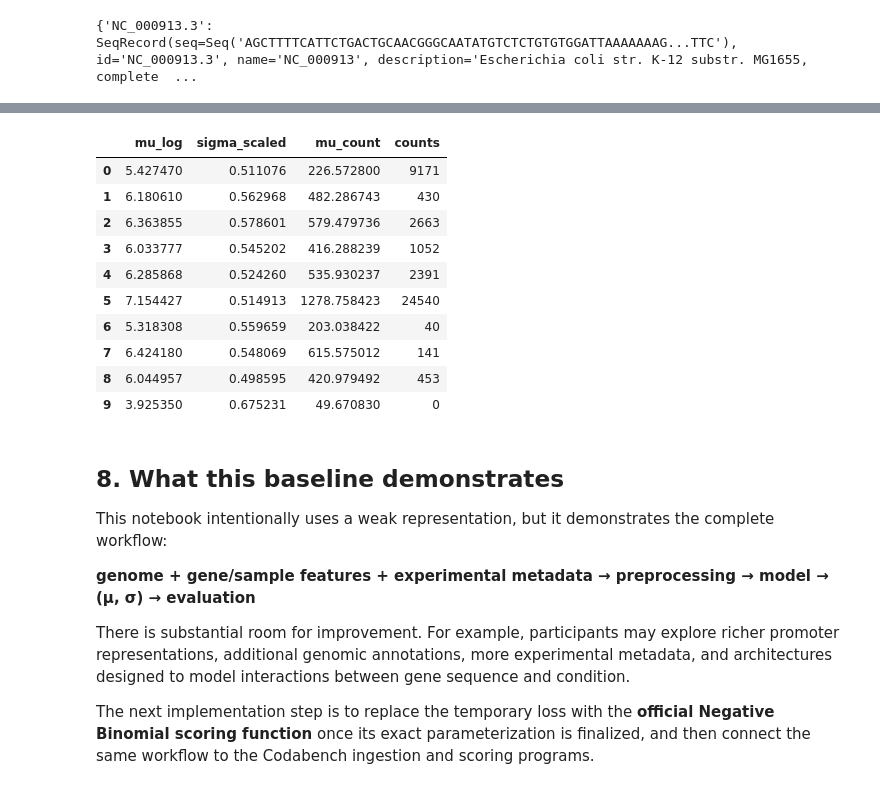
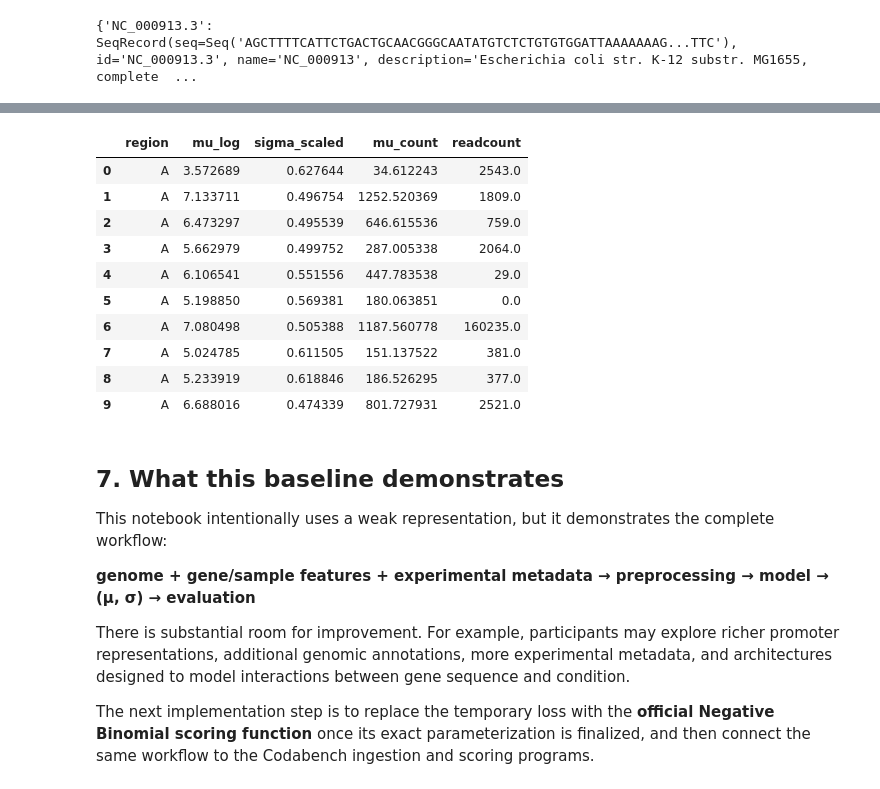
Before and after one commit to EricCalvoGarcia/codabench_virtual_bacteria, a Jupyter notebook: gene_expression_getting_started.ipynb, the cells around one changed output, grey strips where cells are left out. Cells and saved outputs as stored; diff of their text form; code cells hidden in the pictures.

```diff
--- a/gene_expression_getting_started.ipynb
+++ b/gene_expression_getting_started.ipynb
@@ -216,7 +212,7 @@ Note also that this baseline extracts features from the upstream/promoter region
 
 from Bio import SeqIO
 
-genome_path = "genomes/GCA_000005845.2.gb"
+genome_path = ROOT.parent / "genomes" / f"{ECOLI_GENOME}.gbff"
 
 records = {
     record.id: record
@@ -378,16 +370,5 @@ genes = (
 # %%
-# Compute sequence features once per unique gene appearing in train or test.
-gene_columns = ["Geneid", "Chr", "Start", "End", "Strand"]
-
-genes = (
-    pd.concat([
-        train[gene_columns],
-        test[gene_columns],
-    ])
-    .drop_duplicates("Geneid")
-    .copy()
-)
-
+# Compute sequence features once per E. coli gene.
 genes["promoter_sequence"] = genes.apply(
     extract_upstream_sequence,
     axis=1,
@@ -400,12 +381,12 @@ seq_features = pd.DataFrame(
 )
 
 genes = pd.concat(
-    [genes[["Geneid"]], seq_features],
+    [genes[gene_keys + ["Length"]], seq_features],
     axis=1,
 )
 
-train = train.merge(genes, on="Geneid", how="left")
-test = test.merge(genes, on="Geneid", how="left")
+train = train.merge(genes, on=gene_keys, how="left", validate="many_to_one")
+test = test.merge(genes, on=gene_keys, how="left", validate="many_to_one")
 
 genes.head()
 # %% [output]
@@ -438,14 +419,14 @@ numeric_features = [
     "Length",
     "log_length_ratio",
     "log_size_factor",
-    "pH",
-    "Temperature (C)",
-    "Growth Rate (1/hr)",
+    "ph",
+    "temperature_celsius",
+    "od600",
 ] + genome_features
 
 categorical_features = [
-    "Base Media", # bacterial growth media
-    "Culture Type", # describes how bacteria were cultured
+    "medium_category", # family of bacterial growth media
+    "growth_mode", # describes how bacteria were cultured
 ]
 
 features = numeric_features + categorical_features
@@ -453,8 +434,8 @@ features = numeric_features + categorical_features
 X_train = train[features].copy()
 X_test = test[features].copy()
 
-y_train = train["counts"].to_numpy()
-y_test = test["counts"].to_numpy()
+y_train = train["readcount"].to_numpy()
+y_test = test["readcount"].to_numpy()
 
 print("X_train:", X_train.shape)
 print("X_test:", X_test.shape)
@@ -661,26 +651,27 @@ Model R2:    0.1859885189451943
 # %%
 predictions = pd.DataFrame({
+    "region": test["region"],
     "mu_log": mu_log_test,
     "sigma_scaled": sigma_test_scaled_np,
     "mu_count": mu_count_test,
-    "counts": y_test,
+    "readcount": y_test,
 })
 
 predictions.head(10)
 # %% [output]
-|  | mu_log | sigma_scaled | mu_count | counts |
-| 0 | 5.427470 | 0.511076 | 226.572800 | 9171 |
-| 1 | 6.180610 | 0.562968 | 482.286743 | 430 |
-| 2 | 6.363855 | 0.578601 | 579.479736 | 2663 |
-| 3 | 6.033777 | 0.545202 | 416.288239 | 1052 |
-| 4 | 6.285868 | 0.524260 | 535.930237 | 2391 |
-| 5 | 7.154427 | 0.514913 | 1278.758423 | 24540 |
-| 6 | 5.318308 | 0.559659 | 203.038422 | 40 |
-| 7 | 6.424180 | 0.548069 | 615.575012 | 141 |
-| 8 | 6.044957 | 0.498595 | 420.979492 | 453 |
-| 9 | 3.925350 | 0.675231 | 49.670830 | 0 |
+|  | region | mu_log | sigma_scaled | mu_count | readcount |
+| 0 | A | 3.572689 | 0.627644 | 34.612243 | 2543.0 |
+| 1 | A | 7.133711 | 0.496754 | 1252.520369 | 1809.0 |
+| 2 | A | 6.473297 | 0.495539 | 646.615536 | 759.0 |
+| 3 | A | 5.662979 | 0.499752 | 287.005338 | 2064.0 |
+| 4 | A | 6.106541 | 0.551556 | 447.783538 | 29.0 |
+| 5 | A | 5.198850 | 0.569381 | 180.063851 | 0.0 |
+| 6 | A | 7.080498 | 0.505388 | 1187.560778 | 160235.0 |
+| 7 | A | 5.024785 | 0.611505 | 151.137522 | 381.0 |
+| 8 | A | 5.233919 | 0.618846 | 186.526295 | 377.0 |
+| 9 | A | 6.688016 | 0.474339 | 801.727931 | 2521.0 |
 # %% [markdown]
-## 8. What this baseline demonstrates
+## 7. What this baseline demonstrates
 
 This notebook intentionally uses a weak representation, but it demonstrates the complete workflow:
 
```
Also changed, not shown: parts of 21 cells of this notebook.
